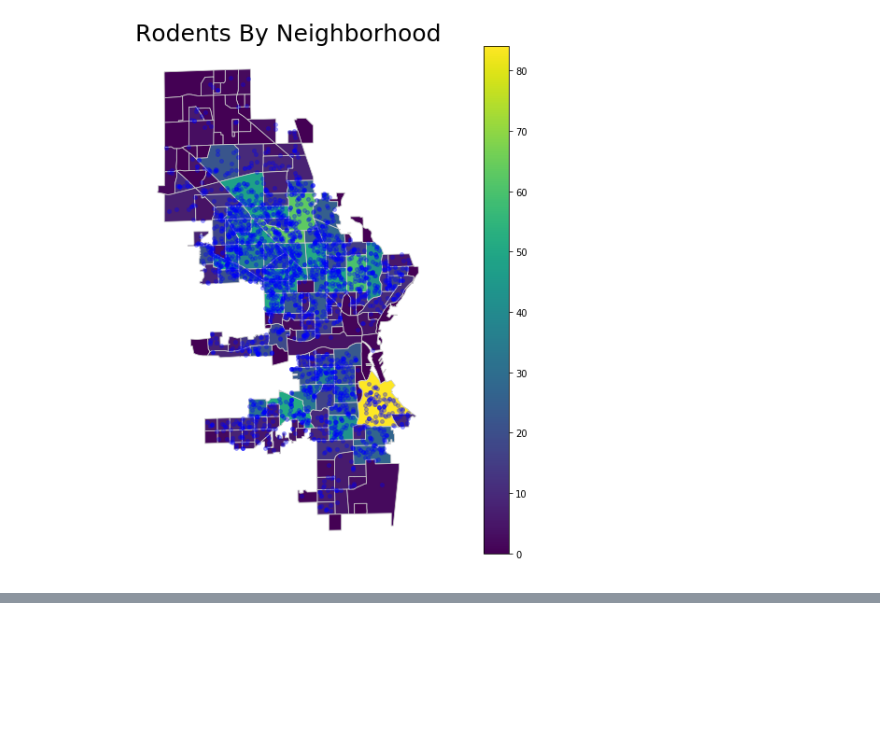
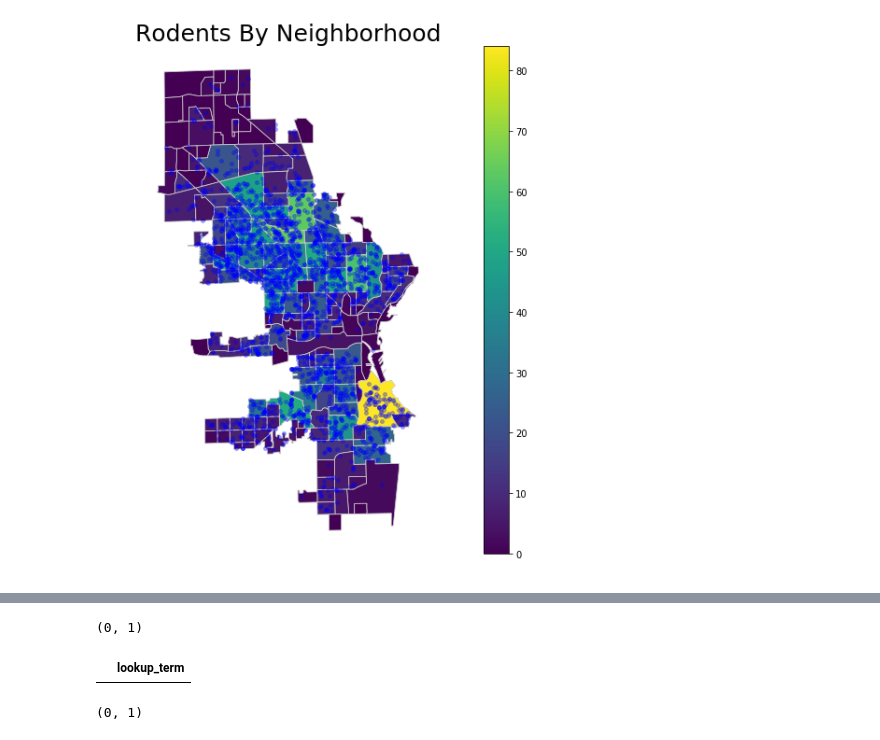
Before and after one commit to Aycrazy/MKE_Python_Visuals, a Jupyter notebook: callcenter_explore.ipynb, the cells around one changed output, grey strips where cells are left out. Cells and saved outputs as stored; diff of their text form; code cells hidden in the pictures; blank space fills up the shorter version.

Commit message:
weird issues with connecting to open data protal right now, but also modulized code

```diff
--- a/callcenter_explore.ipynb
+++ b/callcenter_explore.ipynb
@@ -14,24 +14,28 @@ import matplotlib as mp
 from helper import *
 import geopandas as gp
 from shapely.geometry import Point
+# %%
+rodent_list = ['rats','rat','mice','mouse',\
+'racoon','racoons','possum','vermin','rodent','rodents','roach','roaches','cockroach','cockroaches','termite','termites']
+
+url = "https://data.milwaukee.gov/api/3/action/datastore_search?resource_id"
+
+#rats_endpoint = "resource_id=bf2b508a-5bfa-49da-8846-d87ffeee020a&q=rats"
 # %%
-ln_list = ['rats','rat','mice','mouse',\
-'racoon','racoons','possum','vermin','rodent','rodents','roach','roaches','cockroach','cockroaches','termite','termites']
+def get_complaint_type_dfs(ln_list, url):
 
-url_sql = "https://data.milwaukee.gov/api/3/action/datastore_search?resource_id"
+    historical = 'bf2b508a-5bfa-49da-8846-d87ffeee020a'
+    current = 'abdfe983-e856-40cd-bee2-85e78454344a'
 
-rats_endpoint = "resource_id=bf2b508a-5bfa-49da-8846-d87ffeee020a&q=rats"
+    df = pd.DataFrame()  #pull_data(url_sql, rats_endpoint, api_key)
 
-historical = 'bf2b508a-5bfa-49da-8846-d87ffeee020a'
-current = 'abdfe983-e856-40cd-bee2-85e78454344a'
+    for rec_id in [historical, current]:
+        for end in ln_list:
+            endpoint = '='+rec_id+'&q='+end
+            new_df = pull_data(url,endpoint,api_key)
+            new_df['lookup_term'] = end
+            df = df.append(new_df)
 
-df = pd.DataFrame()  #pull_data(url_sql, rats_endpoint, api_key)
+    return df
 
-for rec_id in [historical, current]:
-    for rodent_end in ln_list:
-        rodent_endpoint = '='+rec_id+'&q='+rodent_end
-        new_df = pull_data(url_sql,rodent_endpoint,api_key)
-        new_df['lookup_term'] = rodent_end
-        df = df.append(new_df)
-
-#df.drop_duplicates(inplace=True)
+    #df.drop_duplicates(inplace=True)
@@ -442,0 +445,10 @@ mil.head()
+# %%
+stink_df = get_complaint_type_dfs(['stinkbug','stinkbugs'],url)
+# %%
+stink_df.shape
+# %% [output]
+(0, 1)
+# %%
+stink_df
+# %% [output]
+|  | lookup_term |
@@ -442,0 +457,4 @@ mil.head()
+# %%
+bugs_df.shape
+# %% [output]
+(0, 1)
```
Also changed, not shown: parts of 11 cells of this notebook.
